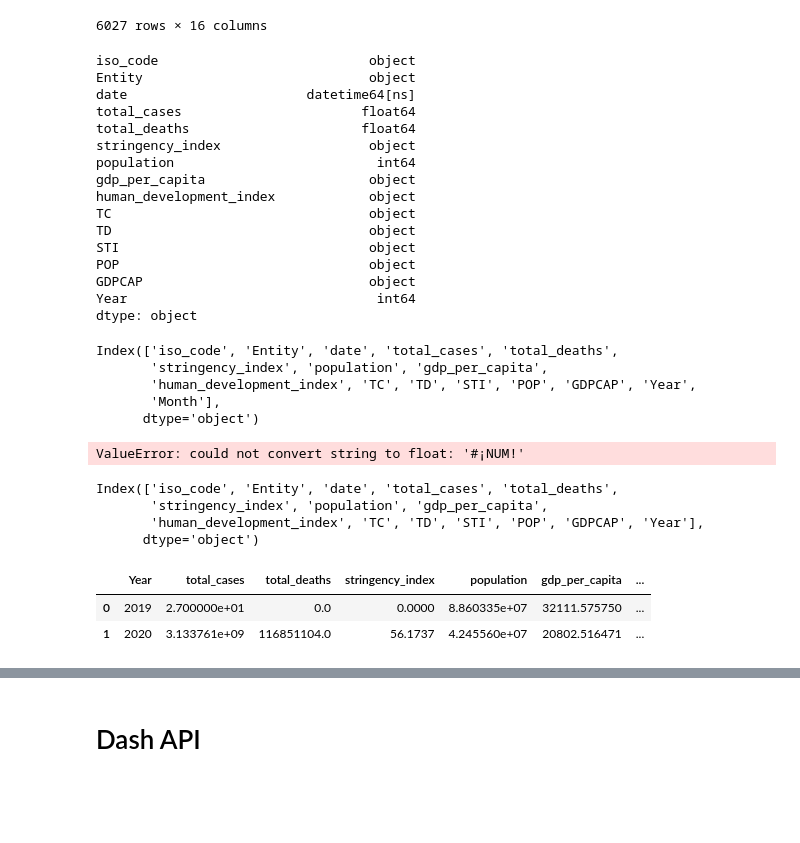
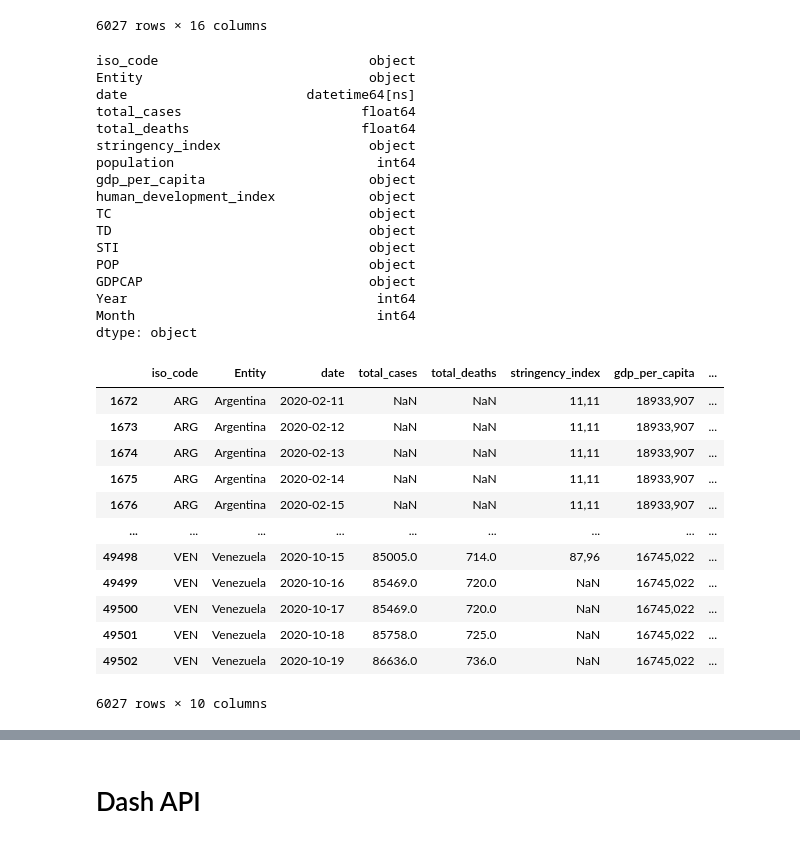
Before and after one commit to fernandolalanne/Practice-Project-Digital-Lab, a Jupyter notebook: analysis.ipynb, the cells around one changed output, grey strips where cells are left out. Cells and saved outputs as stored; diff of their text form; code cells hidden in the pictures; blank space fills up the shorter version.

```diff
--- a/analysis.ipynb
+++ b/analysis.ipynb
@@ -36,5 +38,3 @@ df_economy = pd.read_csv(general_economy_data, delimiter=';') # ---> falta anali
-# %%
-df_economy = pd.read_csv(general_economy_data, delimiter=';') # ---> falta analizar
 # %%
 df_economy
 # %% [output]
@@ -204,23 +283,30 @@ STI                                object
 POP                                object
 GDPCAP                             object
 Year                                int64
+Month                               int64
 dtype: object
+# %%
+drop = ['TC', 'TD', 'STI', 'POP', 'GDPCAP','population']
+df_economy_americas = df_economy_americas.drop(columns = drop)
 # %%
-df_economy_americas.columns
+df_economy_americas
 # %% [output]
+|  | iso_code | Entity | date | total_cases | total_deaths | stringency_index | gdp_per_capita | ... |
+| 1672 | ARG | Argentina | 2020-02-11 | NaN | NaN | 11,11 | 18933,907 | ... |
+| 1673 | ARG | Argentina | 2020-02-12 | NaN | NaN | 11,11 | 18933,907 | ... |
+| 1674 | ARG | Argentina | 2020-02-13 | NaN | NaN | 11,11 | 18933,907 | ... |
+| 1675 | ARG | Argentina | 2020-02-14 | NaN | NaN | 11,11 | 18933,907 | ... |
+| 1676 | ARG | Argentina | 2020-02-15 | NaN | NaN | 11,11 | 18933,907 | ... |
+| ... | ... | ... | ... | ... | ... | ... | ... | ... |
+| 49498 | VEN | Venezuela | 2020-10-15 | 85005.0 | 714.0 | 87,96 | 16745,022 | ... |
+| 49499 | VEN | Venezuela | 2020-10-16 | 85469.0 | 720.0 | NaN | 16745,022 | ... |
+| 49500 | VEN | Venezuela | 2020-10-17 | 85469.0 | 720.0 | NaN | 16745,022 | ... |
+| 49501 | VEN | Venezuela | 2020-10-18 | 85758.0 | 725.0 | NaN | 16745,022 | ... |
+| 49502 | VEN | Venezuela | 2020-10-19 | 86636.0 | 736.0 | NaN | 16745,022 | ... |
-Index(['iso_code', 'Entity', 'date', 'total_cases', 'total_deaths',
-       'stringency_index', 'population', 'gdp_per_capita',
-       'human_development_index', 'TC', 'TD', 'STI', 'POP', 'GDPCAP', 'Year',
-       'Month'],
-      dtype='object')
+6027 rows × 10 columns
 # %%
-columnas_a_convertir = ['gdp_per_capita', 'human_development_index', 'TC', 'TD', 'STI', 'POP', 'GDPCAP']
+columnas_a_convertir = ['stringency_index', 'human_development_index']
 
 # Convertir las columnas especificadas a float
 for columna in columnas_a_convertir:
-    df_economy_renamed[columna] = df_economy_renamed[columna].str.replace(',', '.').astype(float)
-
-# Verificar los nuevos tipos de datos
-tipos_de_datos_nuevos = df_economy_renamed.dtypes
+    df_economy_americas[columna] = df_economy_americas[columna].str.replace(',', '.').astype(float)
-# %% [output]
-ValueError: could not convert string to float: '#¡NUM!'
@@ -232,7 +312,0 @@ for columna in columnas_para_convertir:
-# %%
-df_economy_renamed.columns
-# %% [output]
-Index(['iso_code', 'Entity', 'date', 'total_cases', 'total_deaths',
-       'stringency_index', 'population', 'gdp_per_capita',
-       'human_development_index', 'TC', 'TD', 'STI', 'POP', 'GDPCAP', 'Year'],
-      dtype='object')
@@ -253,6 +312,0 @@ df_economy2 = df_economy_renamed.groupby('Year').agg({
-# %%
-df_economy2
-# %% [output]
-|  | Year | total_cases | total_deaths | stringency_index | population | gdp_per_capita | ... |
-| 0 | 2019 | 2.700000e+01 | 0.0 | 0.0000 | 8.860335e+07 | 32111.575750 | ... |
-| 1 | 2020 | 3.133761e+09 | 116851104.0 | 56.1737 | 4.245560e+07 | 20802.516471 | ... |
```
Also changed, not shown: parts of 19 cells of this notebook.
